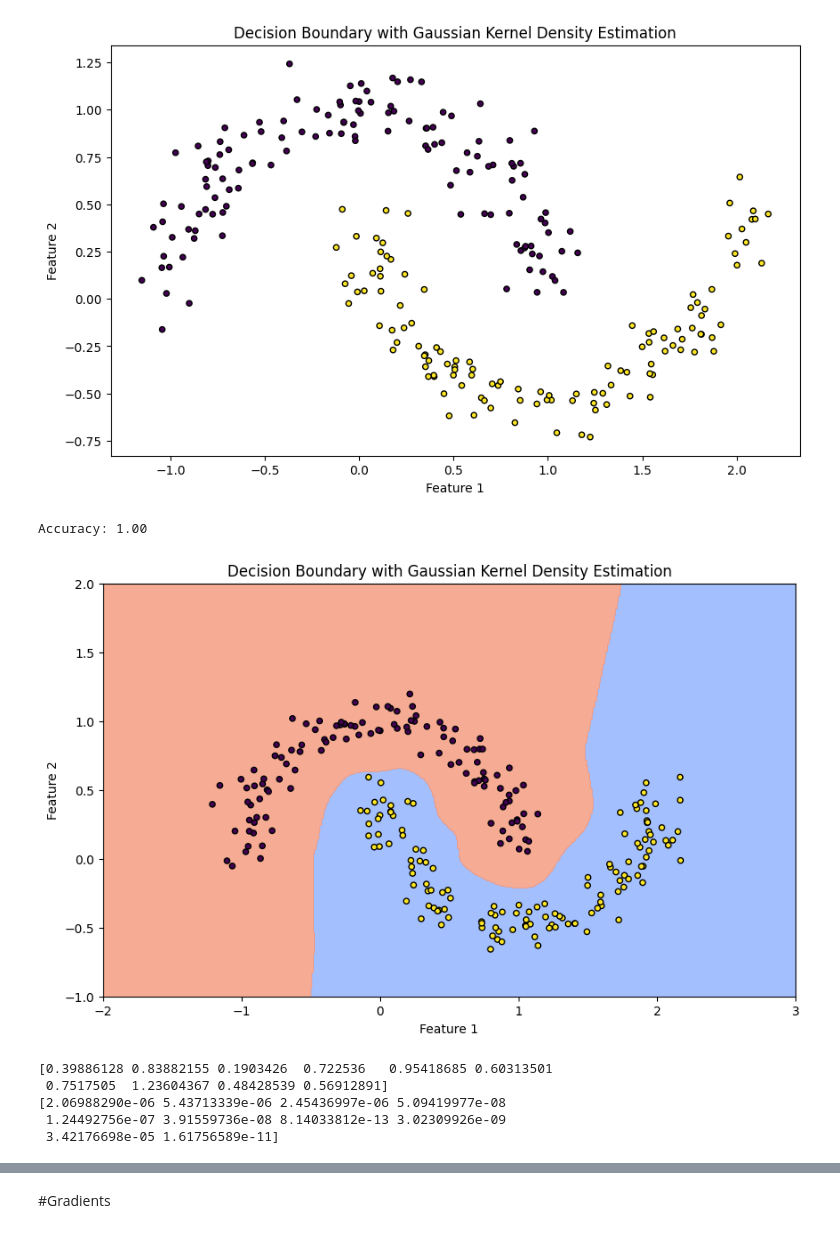
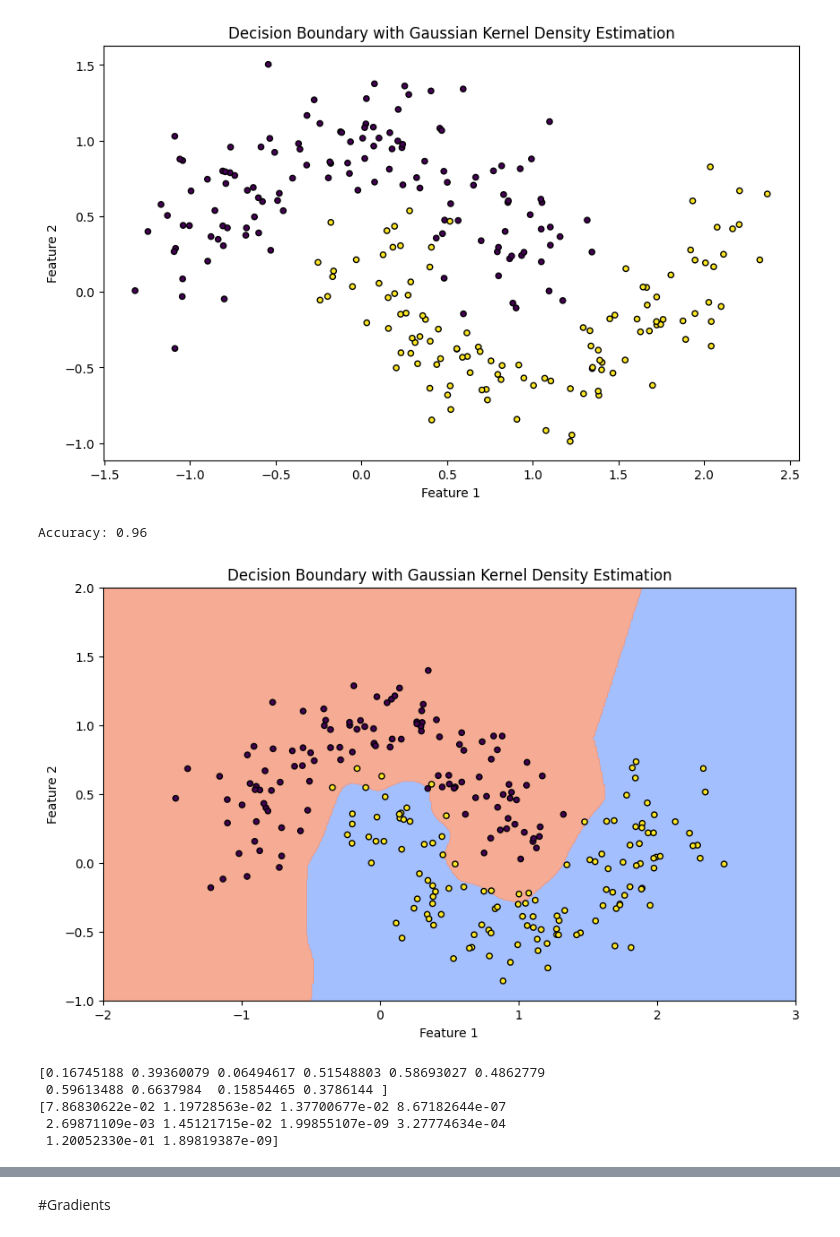
Before and after one commit to mostafa-ja/mal_adv4, a Jupyter notebook: KDE0.ipynb, the cells around one changed output, grey strips where cells are left out. Drawn from its saved outputs; the diff is of its cells as text; code cells hidden in the pictures.

```diff
--- a/KDE0.ipynb
+++ b/KDE0.ipynb
@@ -3,24 +3,24 @@
 # %%
 import numpy as np
 import matplotlib.pyplot as plt
 from sklearn.datasets import make_moons
 from sklearn.model_selection import train_test_split
 from sklearn.metrics import accuracy_score
 
 # Step 1: Generate the dataset
-X, y = make_moons(n_samples=500, noise=0.1, random_state=42)
+X, y = make_moons(n_samples=500, noise=0.2, random_state=42)
 
 # Split the dataset into training and testing sets
 X_train, X_test, y_train, y_test = train_test_split(X, y, test_size=0.5, random_state=42)
 
 plt.figure(figsize=(10, 6))
 plt.scatter(X_train[:, 0], X_train[:, 1], c=y_train, edgecolor='k', s=20)
 plt.title("Decision Boundary with Gaussian Kernel Density Estimation")
 plt.xlabel("Feature 1")
 plt.ylabel("Feature 2")
 plt.show()
 # %% [output]
-[figure, old version]
+[figure, new version]
 # %%
 def KDE(x, centers, bandwidth,kernel):
 
@@ -71,19 +71,19 @@ plt.xlabel("Feature 1")
 plt.ylabel("Feature 2")
 plt.show()
 # %% [output]
-Accuracy: 1.00
+Accuracy: 0.96
-[figure, old version]
+[figure, new version]
 # %%
 bens = X_test[y_test==0]
 mals = X_test[y_test==1]
 print(KDE(bens[:10], X_train[y_train == 0], bandwidth,kernel))
 print(KDE(mals[:10], X_train[y_train == 0], bandwidth,kernel))
 # %% [output]
-[0.39886128 0.83882155 0.1903426  0.722536   0.95418685 0.60313501
- 0.7517505  1.23604367 0.48428539 0.56912891]
-[2.06988290e-06 5.43713339e-06 2.45436997e-06 5.09419977e-08
- 1.24492756e-07 3.91559736e-08 8.14033812e-13 3.02309926e-09
- 3.42176698e-05 1.61756589e-11]
+[0.16745188 0.39360079 0.06494617 0.51548803 0.58693027 0.4862779
+ 0.59613488 0.6637984  0.15854465 0.3786144 ]
+[7.86830622e-02 1.19728563e-02 1.37700677e-02 8.67182644e-07
+ 2.69871109e-03 1.45121715e-02 1.99855107e-09 3.27774634e-04
+ 1.20052330e-01 1.89819387e-09]
 # %%
 print(KDE(bens[:10], X_train[y_train == 1], bandwidth,kernel))
 print(KDE(mals[:10], X_train[y_train == 1], bandwidth,kernel))
```
Also changed, not shown: parts of 26 cells of this notebook.
